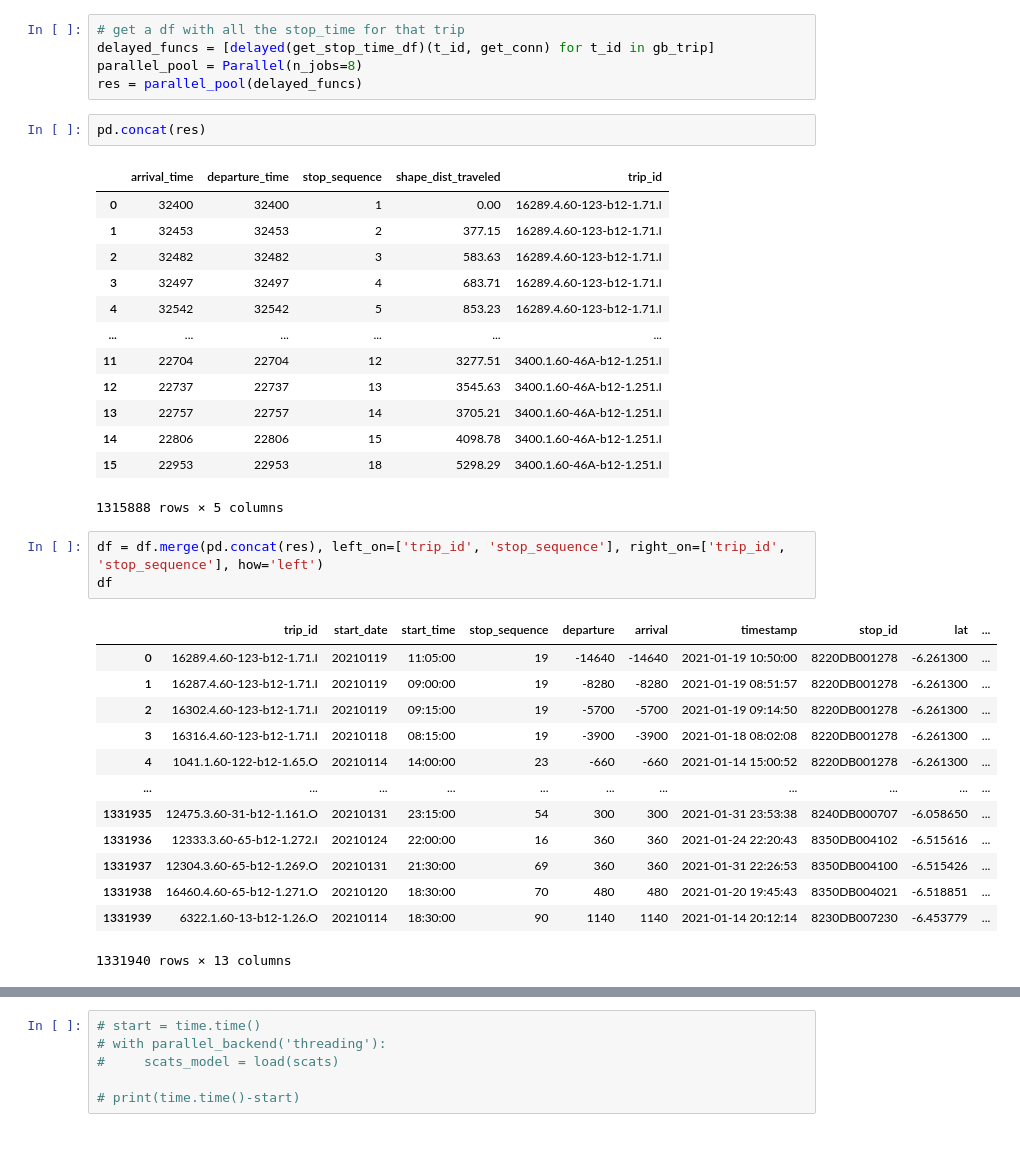
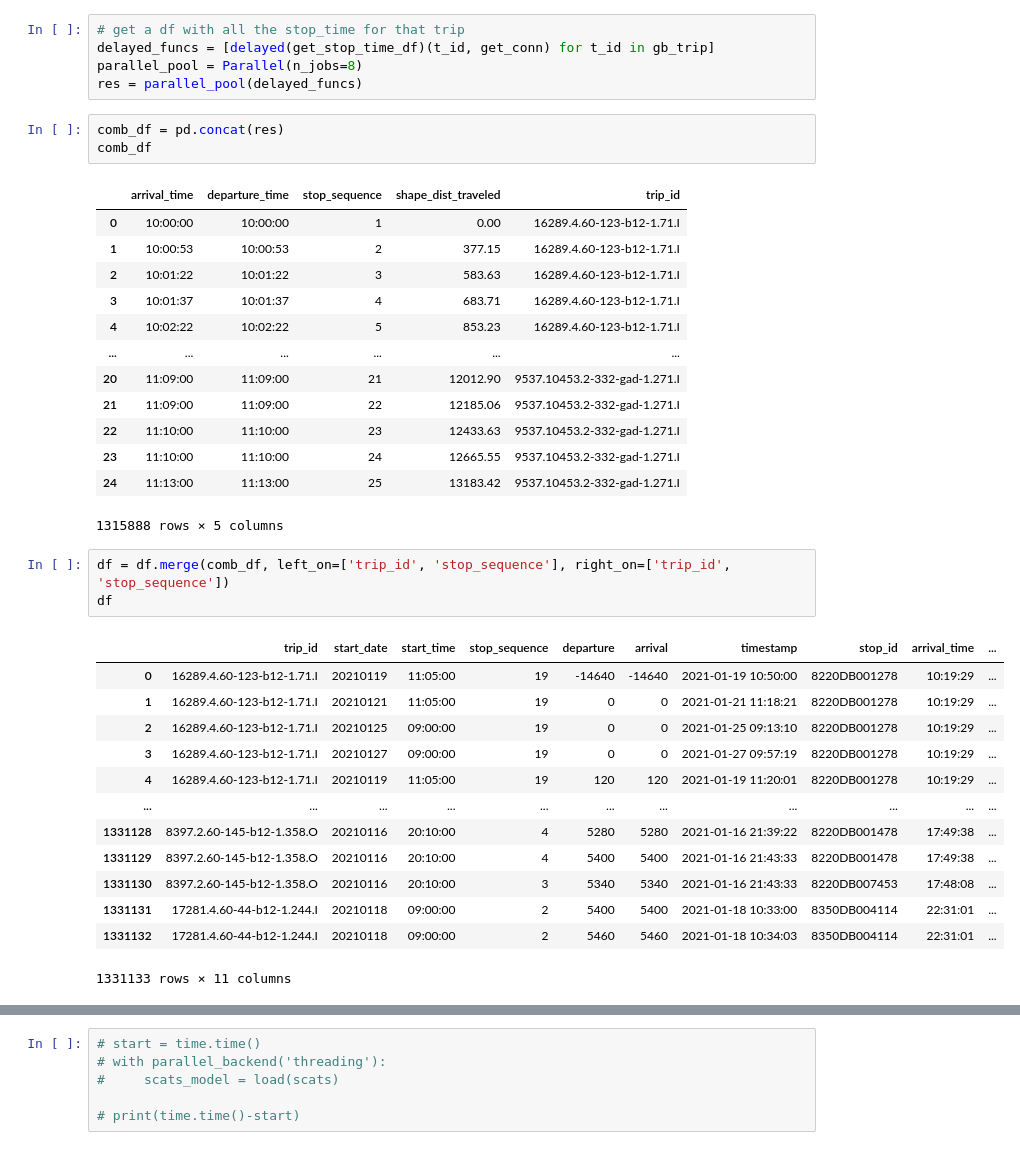
Before and after one commit to Drakodav/backend_d-dub, a Jupyter notebook: ml/processing/gtfsr_process_data.ipynb, the cells around one changed output, grey strips where cells are left out. Drawn from its saved outputs; the diff is of its cells as text.

```diff
--- a/ml/processing/gtfsr_process_data.ipynb
+++ b/ml/processing/gtfsr_process_data.ipynb
@@ -139,35 +139,36 @@ delayed_funcs = [delayed(get_stop_time_df)(t_id, get_conn) for t_id in gb_trip]
 parallel_pool = Parallel(n_jobs=8)
 res = parallel_pool(delayed_funcs)
 # %%
-pd.concat(res)
+comb_df = pd.concat(res)
+comb_df
 # %% [output]
 |  | arrival_time | departure_time | stop_sequence | shape_dist_traveled | trip_id |
-| 0 | 32400 | 32400 | 1 | 0.00 | 16289.4.60-123-b12-1.71.I |
-| 1 | 32453 | 32453 | 2 | 377.15 | 16289.4.60-123-b12-1.71.I |
-| 2 | 32482 | 32482 | 3 | 583.63 | 16289.4.60-123-b12-1.71.I |
-| 3 | 32497 | 32497 | 4 | 683.71 | 16289.4.60-123-b12-1.71.I |
-| 4 | 32542 | 32542 | 5 | 853.23 | 16289.4.60-123-b12-1.71.I |
+| 0 | 10:00:00 | 10:00:00 | 1 | 0.00 | 16289.4.60-123-b12-1.71.I |
+| 1 | 10:00:53 | 10:00:53 | 2 | 377.15 | 16289.4.60-123-b12-1.71.I |
+| 2 | 10:01:22 | 10:01:22 | 3 | 583.63 | 16289.4.60-123-b12-1.71.I |
+| 3 | 10:01:37 | 10:01:37 | 4 | 683.71 | 16289.4.60-123-b12-1.71.I |
+| 4 | 10:02:22 | 10:02:22 | 5 | 853.23 | 16289.4.60-123-b12-1.71.I |
 | ... | ... | ... | ... | ... | ... |
-| 11 | 22704 | 22704 | 12 | 3277.51 | 3400.1.60-46A-b12-1.251.I |
-| 12 | 22737 | 22737 | 13 | 3545.63 | 3400.1.60-46A-b12-1.251.I |
-| 13 | 22757 | 22757 | 14 | 3705.21 | 3400.1.60-46A-b12-1.251.I |
-| 14 | 22806 | 22806 | 15 | 4098.78 | 3400.1.60-46A-b12-1.251.I |
-| 15 | 22953 | 22953 | 18 | 5298.29 | 3400.1.60-46A-b12-1.251.I |
+| 20 | 11:09:00 | 11:09:00 | 21 | 12012.90 | 9537.10453.2-332-gad-1.271.I |
+| 21 | 11:09:00 | 11:09:00 | 22 | 12185.06 | 9537.10453.2-332-gad-1.271.I |
+| 22 | 11:10:00 | 11:10:00 | 23 | 12433.63 | 9537.10453.2-332-gad-1.271.I |
+| 23 | 11:10:00 | 11:10:00 | 24 | 12665.55 | 9537.10453.2-332-gad-1.271.I |
+| 24 | 11:13:00 | 11:13:00 | 25 | 13183.42 | 9537.10453.2-332-gad-1.271.I |
 1315888 rows × 5 columns
 # %%
-df = df.merge(pd.concat(res), left_on=['trip_id', 'stop_sequence'], right_on=['trip_id', 'stop_sequence'], how='left')
+df = df.merge(comb_df, left_on=['trip_id', 'stop_sequence'], right_on=['trip_id', 'stop_sequence'])
 df
 # %% [output]
-|  | trip_id | start_date | start_time | stop_sequence | departure | arrival | timestamp | stop_id | lat | ... |
-| 0 | 16289.4.60-123-b12-1.71.I | 20210119 | 11:05:00 | 19 | -14640 | -14640 | 2021-01-19 10:50:00 | 8220DB001278 | -6.261300 | ... |
-| 1 | 16287.4.60-123-b12-1.71.I | 20210119 | 09:00:00 | 19 | -8280 | -8280 | 2021-01-19 08:51:57 | 8220DB001278 | -6.261300 | ... |
-| 2 | 16302.4.60-123-b12-1.71.I | 20210119 | 09:15:00 | 19 | -5700 | -5700 | 2021-01-19 09:14:50 | 8220DB001278 | -6.261300 | ... |
-| 3 | 16316.4.60-123-b12-1.71.I | 20210118 | 08:15:00 | 19 | -3900 | -3900 | 2021-01-18 08:02:08 | 8220DB001278 | -6.261300 | ... |
-| 4 | 1041.1.60-122-b12-1.65.O | 20210114 | 14:00:00 | 23 | -660 | -660 | 2021-01-14 15:00:52 | 8220DB001278 | -6.261300 | ... |
+|  | trip_id | start_date | start_time | stop_sequence | departure | arrival | timestamp | stop_id | arrival_time | ... |
+| 0 | 16289.4.60-123-b12-1.71.I | 20210119 | 11:05:00 | 19 | -14640 | -14640 | 2021-01-19 10:50:00 | 8220DB001278 | 10:19:29 | ... |
+| 1 | 16289.4.60-123-b12-1.71.I | 20210121 | 11:05:00 | 19 | 0 | 0 | 2021-01-21 11:18:21 | 8220DB001278 | 10:19:29 | ... |
+| 2 | 16289.4.60-123-b12-1.71.I | 20210125 | 09:00:00 | 19 | 0 | 0 | 2021-01-25 09:13:10 | 8220DB001278 | 10:19:29 | ... |
+| 3 | 16289.4.60-123-b12-1.71.I | 20210127 | 09:00:00 | 19 | 0 | 0 | 2021-01-27 09:57:19 | 8220DB001278 | 10:19:29 | ... |
+| 4 | 16289.4.60-123-b12-1.71.I | 20210119 | 11:05:00 | 19 | 120 | 120 | 2021-01-19 11:20:01 | 8220DB001278 | 10:19:29 | ... |
 | ... | ... | ... | ... | ... | ... | ... | ... | ... | ... | ... |
-| 1331935 | 12475.3.60-31-b12-1.161.O | 20210131 | 23:15:00 | 54 | 300 | 300 | 2021-01-31 23:53:38 | 8240DB000707 | -6.058650 | ... |
-| 1331936 | 12333.3.60-65-b12-1.272.I | 20210124 | 22:00:00 | 16 | 360 | 360 | 2021-01-24 22:20:43 | 8350DB004102 | -6.515616 | ... |
-| 1331937 | 12304.3.60-65-b12-1.269.O | 20210131 | 21:30:00 | 69 | 360 | 360 | 2021-01-31 22:26:53 | 8350DB004100 | -6.515426 | ... |
-| 1331938 | 16460.4.60-65-b12-1.271.O | 20210120 | 18:30:00 | 70 | 480 | 480 | 2021-01-20 19:45:43 | 8350DB004021 | -6.518851 | ... |
-| 1331939 | 6322.1.60-13-b12-1.26.O | 20210114 | 18:30:00 | 90 | 1140 | 1140 | 2021-01-14 20:12:14 | 8230DB007230 | -6.453779 | ... |
+| 1331128 | 8397.2.60-145-b12-1.358.O | 20210116 | 20:10:00 | 4 | 5280 | 5280 | 2021-01-16 21:39:22 | 8220DB001478 | 17:49:38 | ... |
+| 1331129 | 8397.2.60-145-b12-1.358.O | 20210116 | 20:10:00 | 4 | 5400 | 5400 | 2021-01-16 21:43:33 | 8220DB001478 | 17:49:38 | ... |
+| 1331130 | 8397.2.60-145-b12-1.358.O | 20210116 | 20:10:00 | 3 | 5340 | 5340 | 2021-01-16 21:43:33 | 8220DB007453 | 17:48:08 | ... |
+| 1331131 | 17281.4.60-44-b12-1.244.I | 20210118 | 09:00:00 | 2 | 5400 | 5400 | 2021-01-18 10:33:00 | 8350DB004114 | 22:31:01 | ... |
+| 1331132 | 17281.4.60-44-b12-1.244.I | 20210118 | 09:00:00 | 2 | 5460 | 5460 | 2021-01-18 10:34:03 | 8350DB004114 | 22:31:01 | ... |
-1331940 rows × 13 columns
+1331133 rows × 11 columns
```
Also changed, not shown: parts of 4 cells of this notebook, 2 other files.
